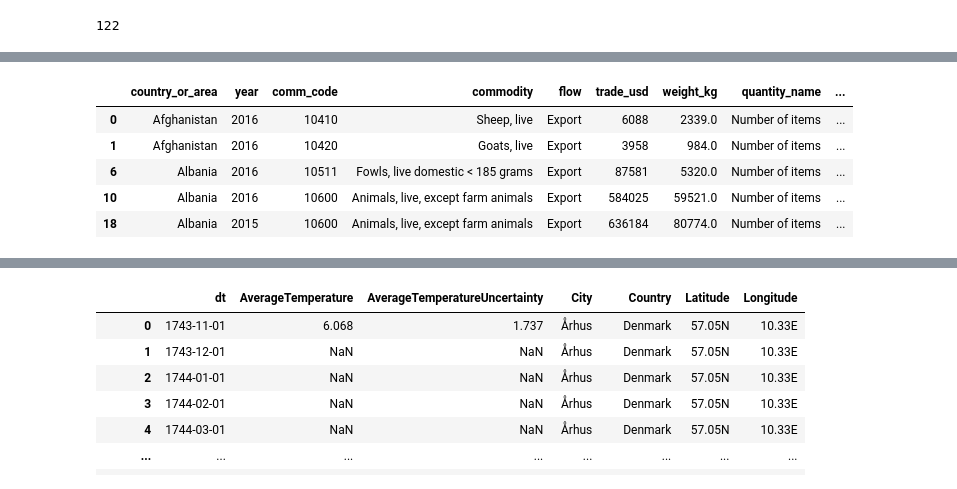
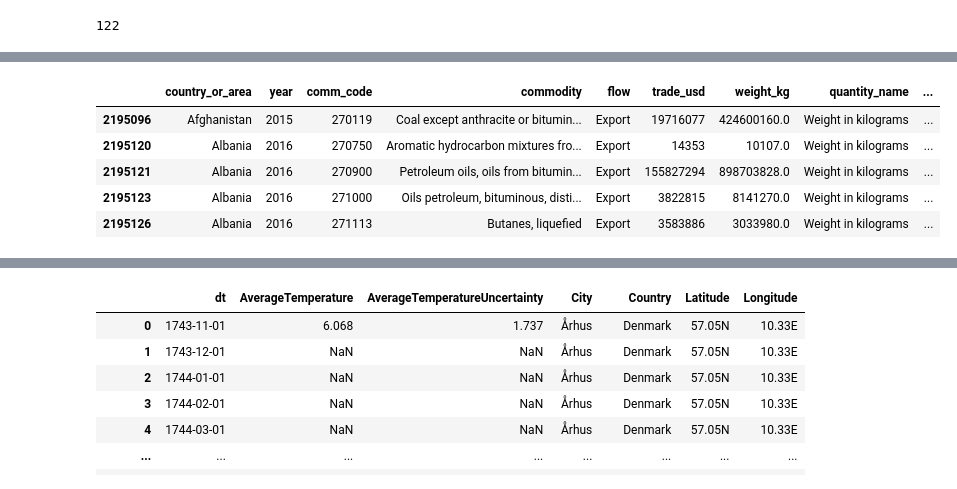
Before and after one commit to francofin/ESG_by_industry_country, a Jupyter notebook: CO2 and GHG Statistics By Country and Industry.ipynb, the cells around one changed output, grey strips where cells are left out. Saved outputs shown, nothing was run; the diff lists cells and outputs as text; code cells hidden in the pictures.

```diff
--- a/CO2 and GHG Statistics By Country and Industry.ipynb
+++ b/CO2 and GHG Statistics By Country and Industry.ipynb
@@ -418,7 +438,7 @@ total_exports_by_category.iloc[:-1]['trade_usd'].hvplot.bar(rot=90, height=600,
 # %%
 #These countries are majorly involved in this sub industry which contributes to the most co2 emmissions globally
-country_and_sub_industries = ctsd_data[(ctsd_data['category']=='27_mineral_fuels_oils_distillation_products_etc')]
-country_and_sub_industries
+country_and_sub_industries_oil_data = ctsd_data[(ctsd_data['category']=='27_mineral_fuels_oils_distillation_products_etc')]
+country_and_sub_industries_oil_data
 # %% [output]
 |  | country_or_area | year | comm_code | commodity | flow | trade_usd | weight_kg | quantity_name | ... |
 | 2195092 | Afghanistan | 2016 | 270300 | Peat (including peat litter) | Import | 598169115 | 1.064100e+09 | Weight in kilograms | ... |
@@ -450 +487,4 @@ country_and_sub_industries_export = ctsd_data[(ctsd_data['flow']=='Export')]
+# %%
+country_and_sub_industries_import_oil = country_and_sub_industries_oil_data[country_and_sub_industries_oil_data['flow']=='Import']
+country_and_sub_industries_export_oil = country_and_sub_industries_oil_data[country_and_sub_industries_oil_data['flow']=='Export']
 # %%
@@ -459,10 +499,10 @@ country_and_sub_industries_import.head()
 # %%
-country_and_sub_industries_export.head()
+country_and_sub_industries_export_oil.head()
 # %% [output]
 |  | country_or_area | year | comm_code | commodity | flow | trade_usd | weight_kg | quantity_name | ... |
-| 0 | Afghanistan | 2016 | 10410 | Sheep, live | Export | 6088 | 2339.0 | Number of items | ... |
-| 1 | Afghanistan | 2016 | 10420 | Goats, live | Export | 3958 | 984.0 | Number of items | ... |
-| 6 | Albania | 2016 | 10511 | Fowls, live domestic < 185 grams | Export | 87581 | 5320.0 | Number of items | ... |
-| 10 | Albania | 2016 | 10600 | Animals, live, except farm animals | Export | 584025 | 59521.0 | Number of items | ... |
-| 18 | Albania | 2015 | 10600 | Animals, live, except farm animals | Export | 636184 | 80774.0 | Number of items | ... |
+| 2195096 | Afghanistan | 2015 | 270119 | Coal except anthracite or bitumin... | Export | 19716077 | 424600160.0 | Weight in kilograms | ... |
+| 2195120 | Albania | 2016 | 270750 | Aromatic hydrocarbon mixtures fro... | Export | 14353 | 10107.0 | Weight in kilograms | ... |
+| 2195121 | Albania | 2016 | 270900 | Petroleum oils, oils from bitumin... | Export | 155827294 | 898703828.0 | Weight in kilograms | ... |
+| 2195123 | Albania | 2016 | 271000 | Oils petroleum, bituminous, disti... | Export | 3822815 | 8141270.0 | Weight in kilograms | ... |
+| 2195126 | Albania | 2016 | 271113 | Butanes, liquefied | Export | 3583886 | 3033980.0 | Weight in kilograms | ... |
 # %%
```
Also changed, not shown: parts of 26 cells of this notebook.
